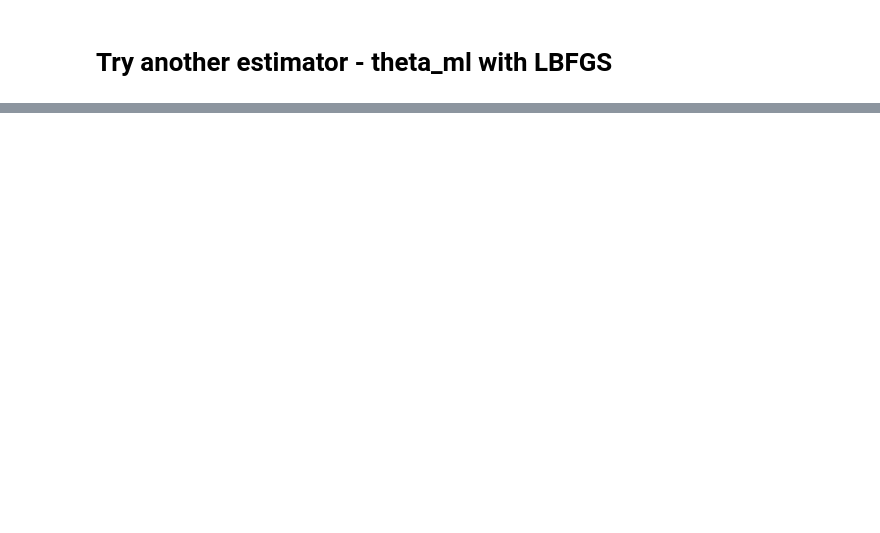
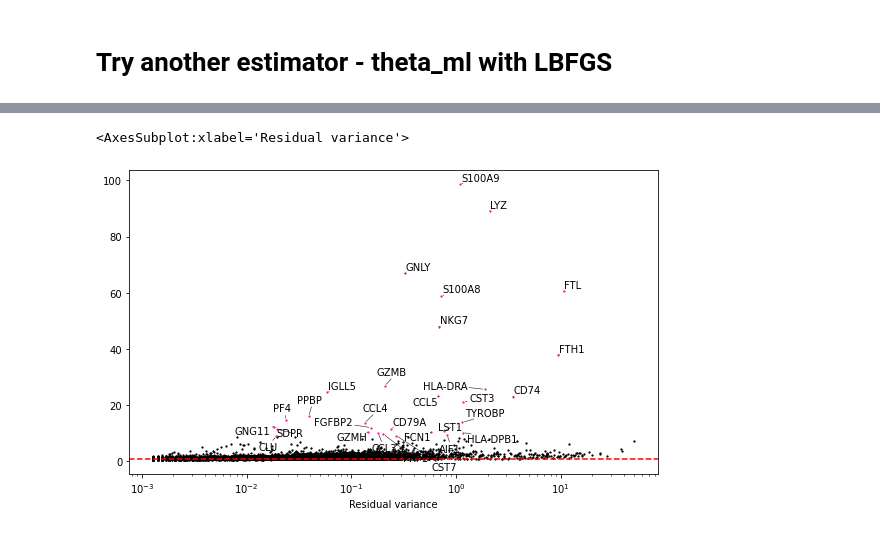
Before and after one commit to saketkc/pySCTransform, a Jupyter notebook: notebooks/demo.ipynb, the cells around one changed output, grey strips where cells are left out. Cells and saved outputs as stored; diff of their text form; code cells hidden in the pictures; blank space fills up the shorter version.

```diff
--- a/notebooks/demo.ipynb
+++ b/notebooks/demo.ipynb
@@ -162,0 +195,5 @@ time: 14.3 s (started: 2021-02-28 02:32:39 -05:00)
+# %%
+plot_residual_var(vst_out_3k)
+# %% [output]
+<AxesSubplot:xlabel='Residual variance'>
+[figure, added]
```
Also changed, not shown: parts of 22 cells of this notebook, 4 other files.
